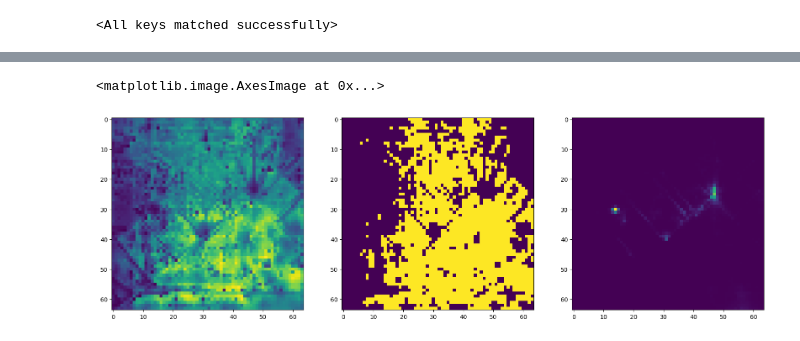
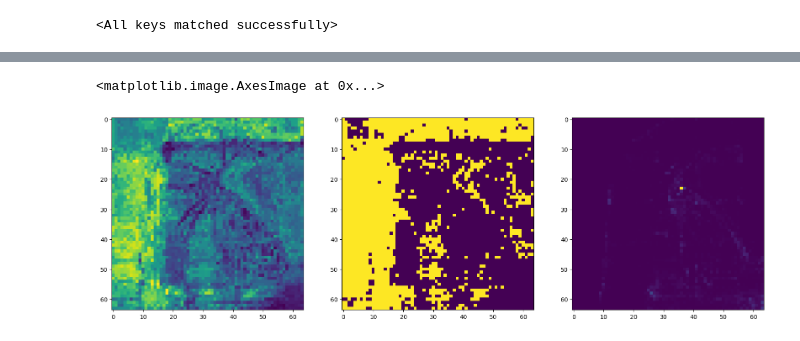
Before and after one commit to hchautran/SAM_Quantization, a Jupyter notebook: attention_utils.ipynb, the cells around one changed output, grey strips where cells are left out. Saved outputs shown, nothing was run; the diff lists cells and outputs as text; code cells hidden in the pictures.

```diff
--- a/attention_utils.ipynb
+++ b/attention_utils.ipynb
@@ -99,21 +101,21 @@ def cal_density(X:torch.Tensor, margin:float=0.9,independent_heads=True):
 # i2p_k = TwoWayTransformerObserver.attention_score['i2p_k'][1]
 # p2i_q = TwoWayTransformerObserver.attention_score['p2i_q'][1]
 # %%
-head=3
+head=2
 layer=1
 p2i_q = TwoWayTransformerObserver.attention_score['p2i_q'][layer]
 p2i_k = TwoWayTransformerObserver.attention_score['p2i_k'][layer]
 scores = cal_density(p2i_k,margin=0.96)
 score_map=scores[:,head,:]
 fig,ax=plt.subplots(1,3,figsize=(20,15))
 
 ax[0].imshow(score_map.reshape(64,64).cpu().detach().numpy())
 score_map=torch.where(score_map>score_map.mean(-1,keepdim=True),1,0)
 ax[1].imshow(score_map.reshape(64,64).cpu().detach().numpy())
 ax[2].imshow(TwoWayTransformerObserver.attention_score['p2i_attn'][layer][:,head,:].mean(1).reshape(64,64).cpu().detach().numpy())
 # %% [output]
 <matplotlib.image.AxesImage at 0x...>
-[figure, old version]
+[figure, new version]
 # %%
 
 head=2
```
Also changed, not shown: parts of 11 cells of this notebook, 38 other files.
